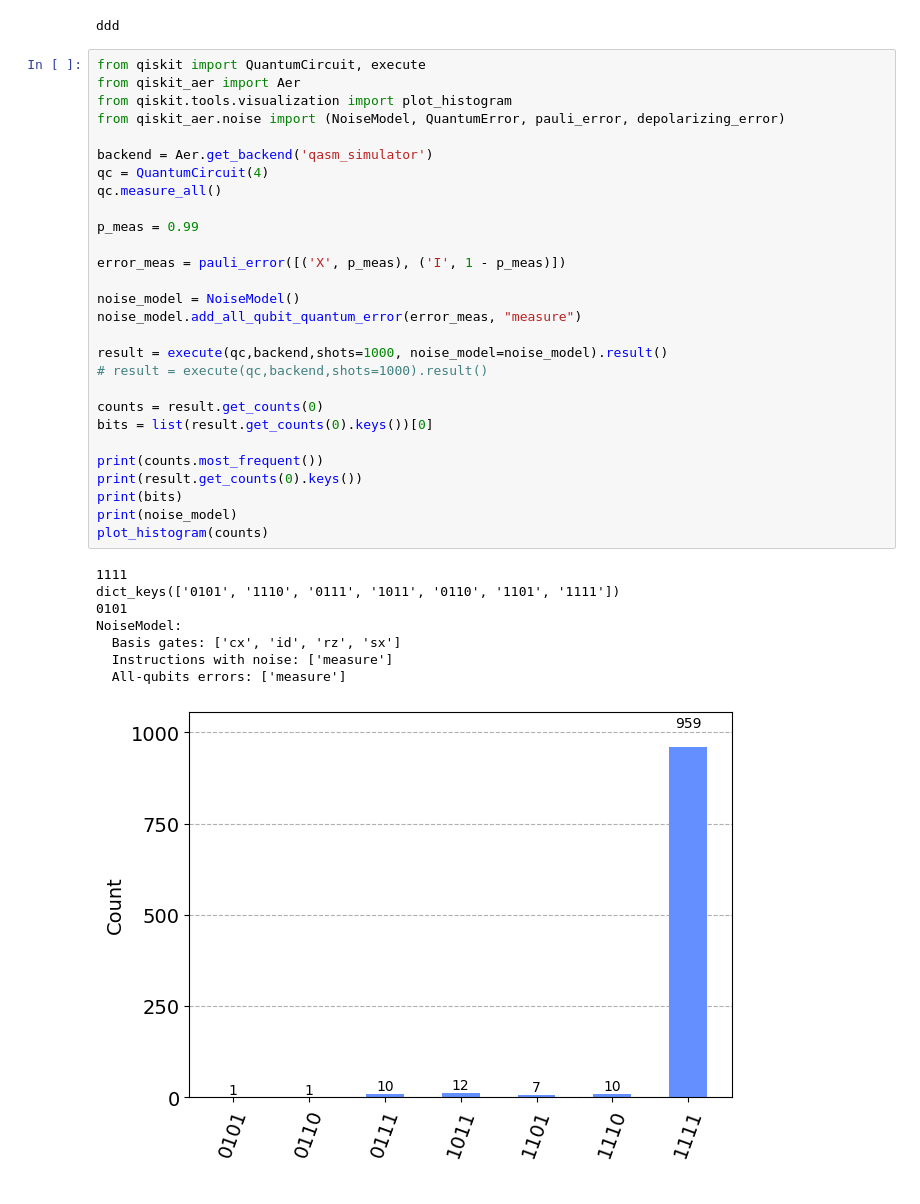
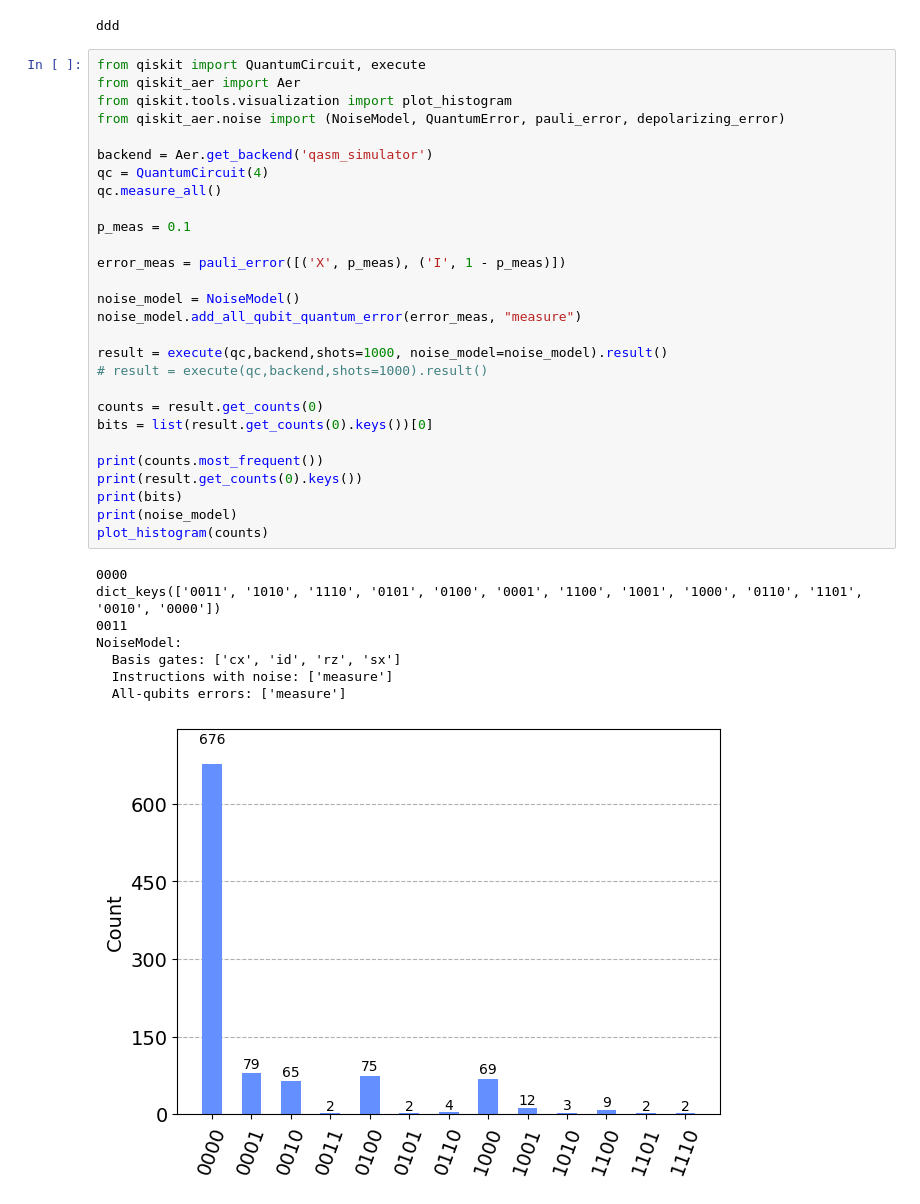
Before and after one commit to takkiiiiiiiii/ChatApp-based-qiskit, a Jupyter notebook: experiment/bit_flip_noise_model.ipynb, the cells around one changed output. Saved outputs shown, nothing was run; the diff lists cells and outputs as text.

```diff
--- a/experiment/bit_flip_noise_model.ipynb
+++ b/experiment/bit_flip_noise_model.ipynb
@@ -40,35 +44,35 @@ from qiskit import QuantumCircuit, execute
 from qiskit_aer import Aer
 from qiskit.tools.visualization import plot_histogram
 from qiskit_aer.noise import (NoiseModel, QuantumError, pauli_error, depolarizing_error)
 
 backend = Aer.get_backend('qasm_simulator')
 qc = QuantumCircuit(4)
 qc.measure_all()
 
-p_meas = 0.99
+p_meas = 0.1
 
 error_meas = pauli_error([('X', p_meas), ('I', 1 - p_meas)])
 
 noise_model = NoiseModel()
 noise_model.add_all_qubit_quantum_error(error_meas, "measure")
 
 result = execute(qc,backend,shots=1000, noise_model=noise_model).result()
 # result = execute(qc,backend,shots=1000).result()
 
 counts = result.get_counts(0)
 bits = list(result.get_counts(0).keys())[0]
 
 print(counts.most_frequent())
 print(result.get_counts(0).keys())
 print(bits)
 print(noise_model)
 plot_histogram(counts)
 # %% [output]
-1111
-dict_keys(['0101', '1110', '0111', '1011', '0110', '1101', '1111'])
-0101
+0000
+dict_keys(['0011', '1010', '1110', '0101', '0100', '0001', '1100', '1001', '1000', '0110', '1101', '0010', '0000'])
+0011
 NoiseModel:
   Basis gates: ['cx', 'id', 'rz', 'sx']
   Instructions with noise: ['measure']
   All-qubits errors: ['measure']
-[figure, old version]
+[figure, new version]
```
Also changed, not shown: parts of 1 cell of this notebook, 2 other files.
